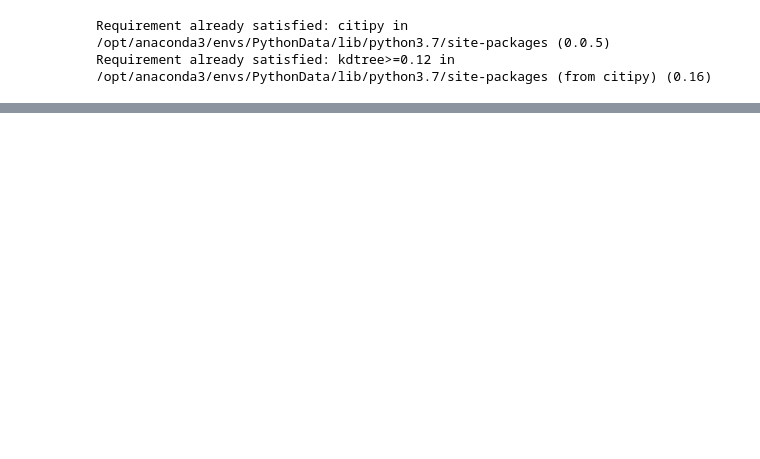
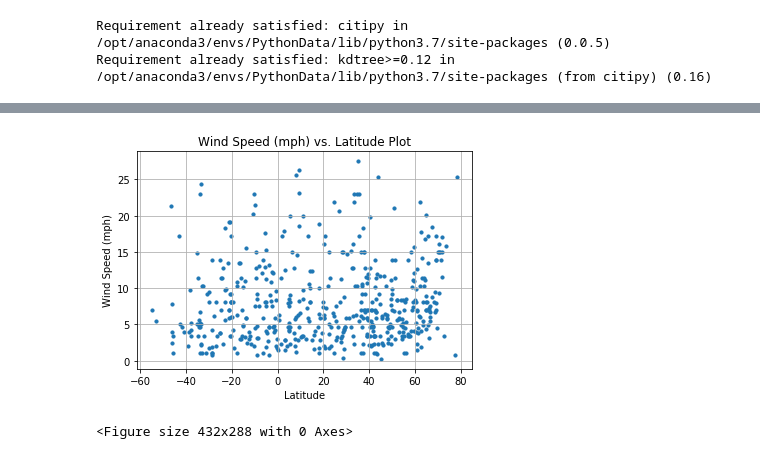
Before and after one commit to althea1900/python-api-challenge, a Jupyter notebook: WeatherPy/WeatherPy.ipynb, the cells around one changed output, grey strips where cells are left out. Saved outputs shown, nothing was run; the diff lists cells and outputs as text; code cells hidden in the pictures; blank space fills up the shorter version.

```diff
--- a/WeatherPy/WeatherPy.ipynb
+++ b/WeatherPy/WeatherPy.ipynb
@@ -150,0 +192,18 @@ FileNotFoundError: [Errno 2] No such file or directory: 'Plots/Temp_vs_Latitude.
+# %%
+# Wind Speed (mph) vs. Latitude
+plt.scatter(city_weather_df ["Latitude"], city_weather_df ["Wind Speed"], marker="o", s=10)
+
+# plot labels, x and y
+plt.title("Wind Speed (mph) vs. Latitude Plot")
+plt.ylabel("Wind Speed (mph)")
+plt.xlabel("Latitude")
+plt.grid(True)
+
+# Show plot
+plt.show()
+
+# Save the figure
+plt.savefig("Plots/Wind_vs_Latitude.png")
+# %% [output]
+[figure, added]
+<Figure size 432x288 with 0 Axes>
```
Also changed, not shown: parts of 10 cells of this notebook, 4 other files.
